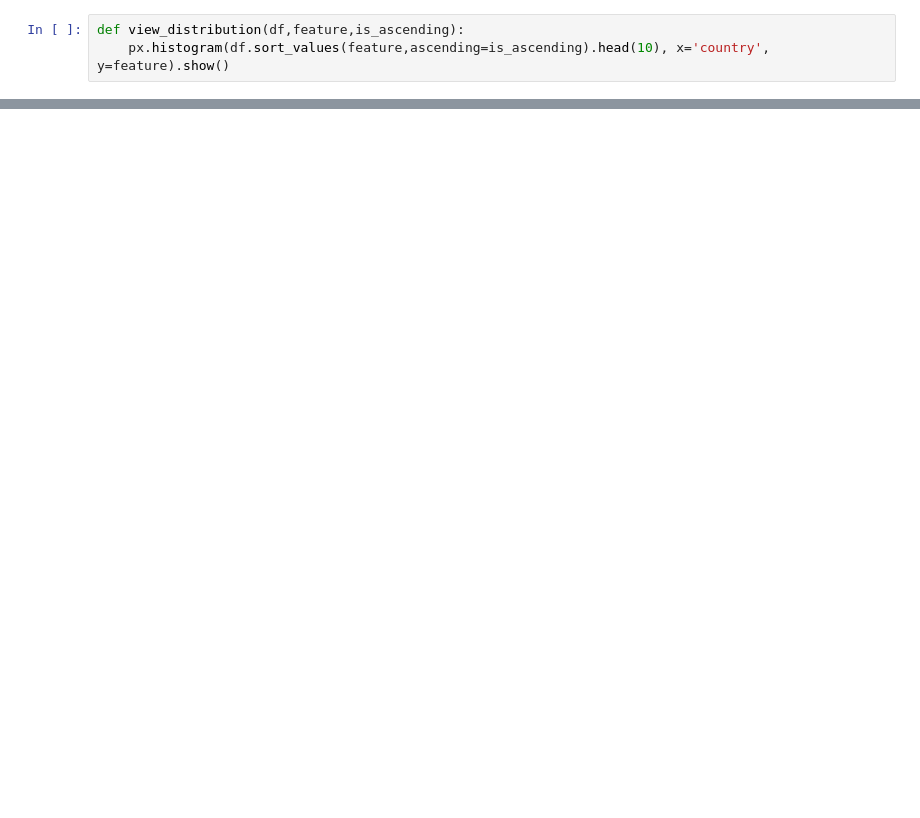
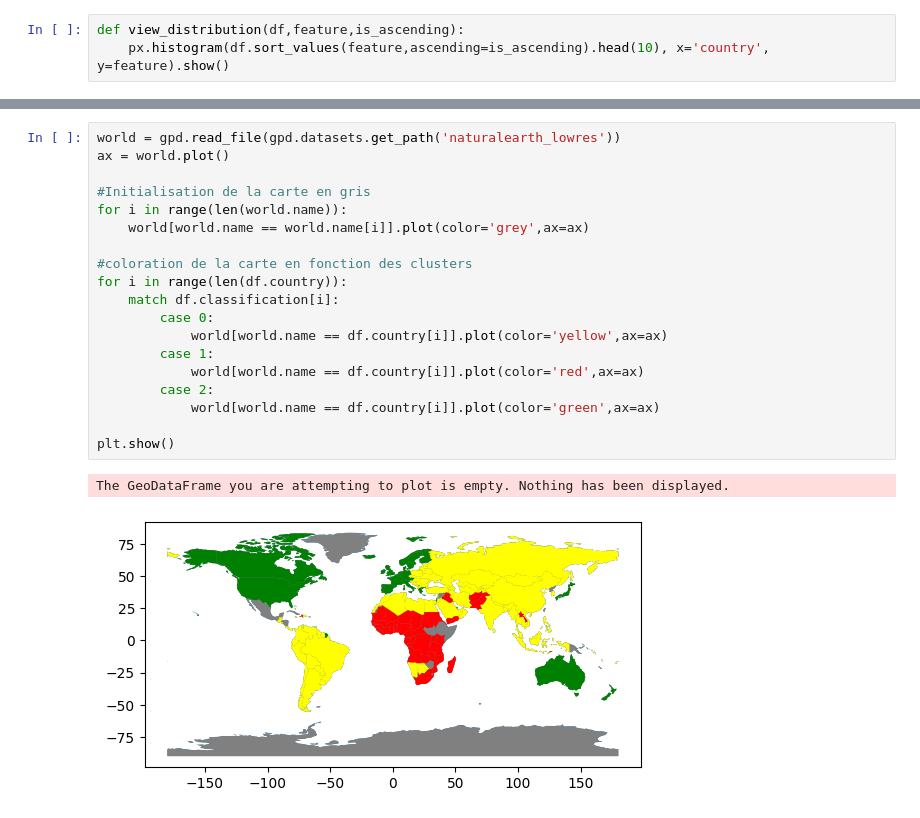
Before and after one commit to xerox123dshdhwx/Classification-Pays, a Jupyter notebook: note.ipynb, the cells around one changed output, grey strips where cells are left out. Saved outputs shown, nothing was run; the diff lists cells and outputs as text; blank space fills up the shorter version.

Commit message:
map colorization with classification

```diff
--- a/note.ipynb
+++ b/note.ipynb
@@ -204,2 +201,24 @@ print(df.to_string())
 165                           Yemen        56.3   30.000    5.18   34.4000    4480     23.600        67.5       4.67    1310               1
 166                          Zambia        83.1   37.000    5.89   30.9000    3280     14.000        52.0       5.40    1460               1
+# %%
+world = gpd.read_file(gpd.datasets.get_path('naturalearth_lowres'))
+ax = world.plot()
+
+#Initialisation de la carte en gris
+for i in range(len(world.name)):
+    world[world.name == world.name[i]].plot(color='grey',ax=ax)
+
+#coloration de la carte en fonction des clusters
+for i in range(len(df.country)):
+    match df.classification[i]:
+        case 0:
+            world[world.name == df.country[i]].plot(color='yellow',ax=ax)
+        case 1:
+            world[world.name == df.country[i]].plot(color='red',ax=ax)
+        case 2:
+            world[world.name == df.country[i]].plot(color='green',ax=ax)
+
+plt.show()
+# %% [output]
+The GeoDataFrame you are attempting to plot is empty. Nothing has been displayed.
+[figure, added]
```
Also changed, not shown: parts of 9 cells of this notebook.
